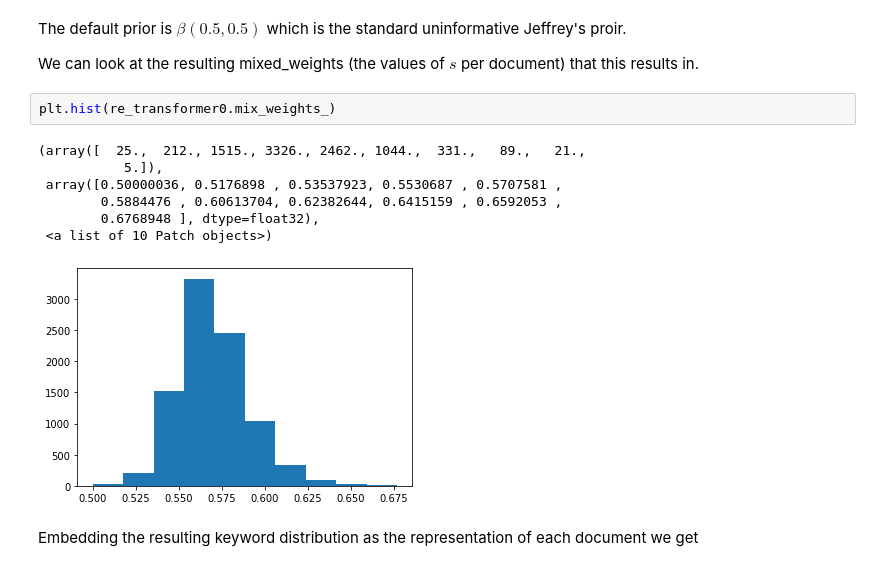
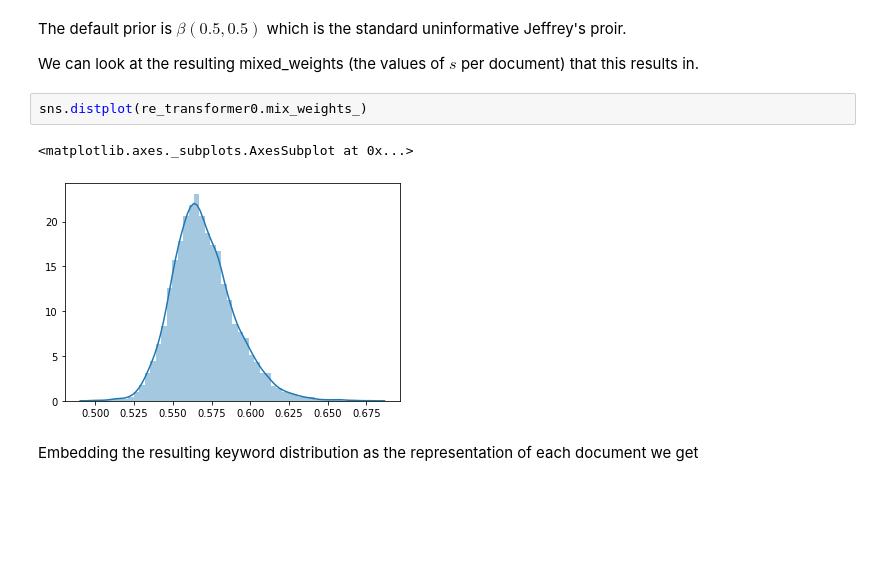
Before and after one commit to lmcinnes/TextMAP, a Jupyter notebook: doc/notebooks/TransformingCountMatricesParameters.ipynb, the cells around one changed output. Drawn from its saved outputs; the diff is of its cells as text; blank space fills up the shorter version.

```diff
--- a/doc/notebooks/TransformingCountMatricesParameters.ipynb
+++ b/doc/notebooks/TransformingCountMatricesParameters.ipynb
@@ -285,15 +286,10 @@ The default prior is $\beta (0.5, 0.5)$ which is the standard uninformative Jeff
 
 We can look at the resulting mixed_weights (the values of $s$ per document) that this results in.
 # %%
-plt.hist(re_transformer0.mix_weights_)
+sns.distplot(re_transformer0.mix_weights_)
 # %% [output]
-(array([  25.,  212., 1515., 3326., 2462., 1044.,  331.,   89.,   21.,
-           5.]),
- array([0.50000036, 0.5176898 , 0.53537923, 0.5530687 , 0.5707581 ,
-        0.5884476 , 0.60613704, 0.62382644, 0.6415159 , 0.6592053 ,
-        0.6768948 ], dtype=float32),
- <a list of 10 Patch objects>)
+<matplotlib.axes._subplots.AxesSubplot at 0x...>
-[figure, old version]
+[figure, new version]
 # %% [markdown]
 Embedding the resulting keyword distribution as the representation of each document we get
 # %%
```
Also changed, not shown: parts of 3 cells of this notebook.
